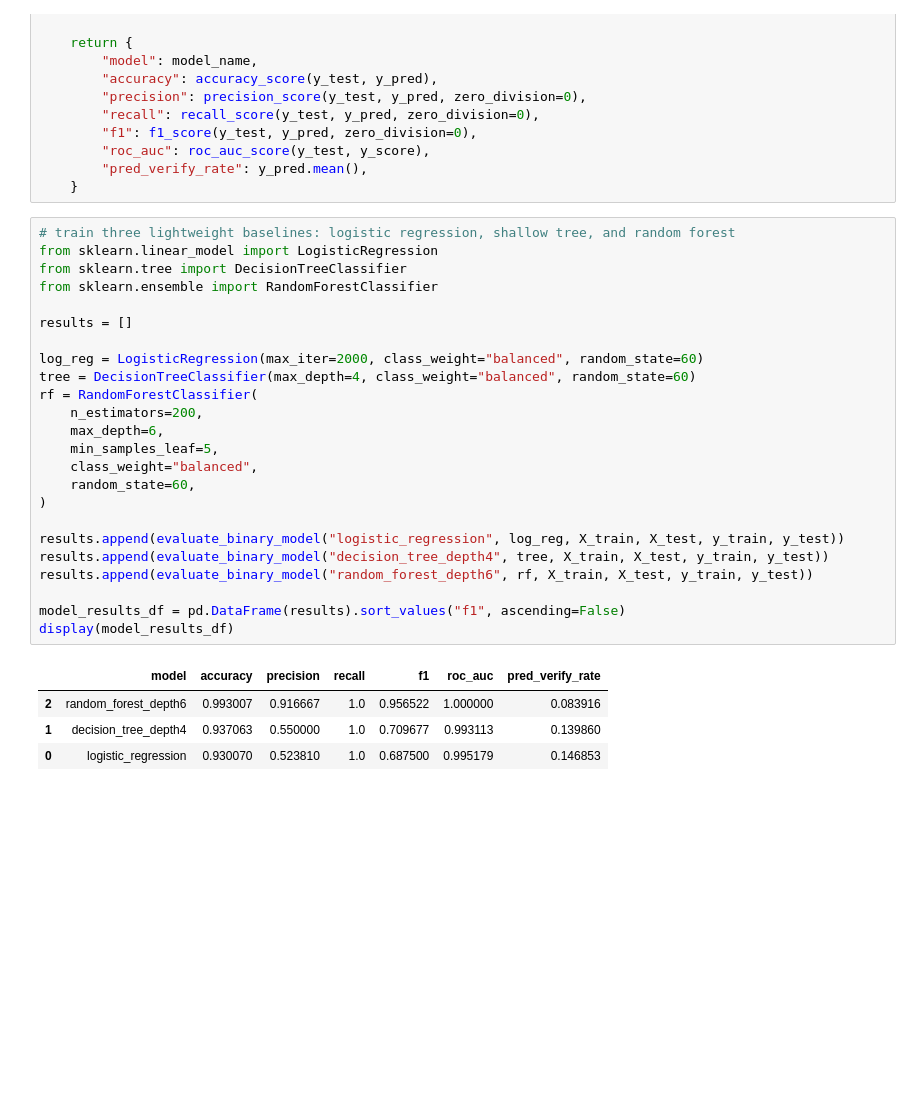
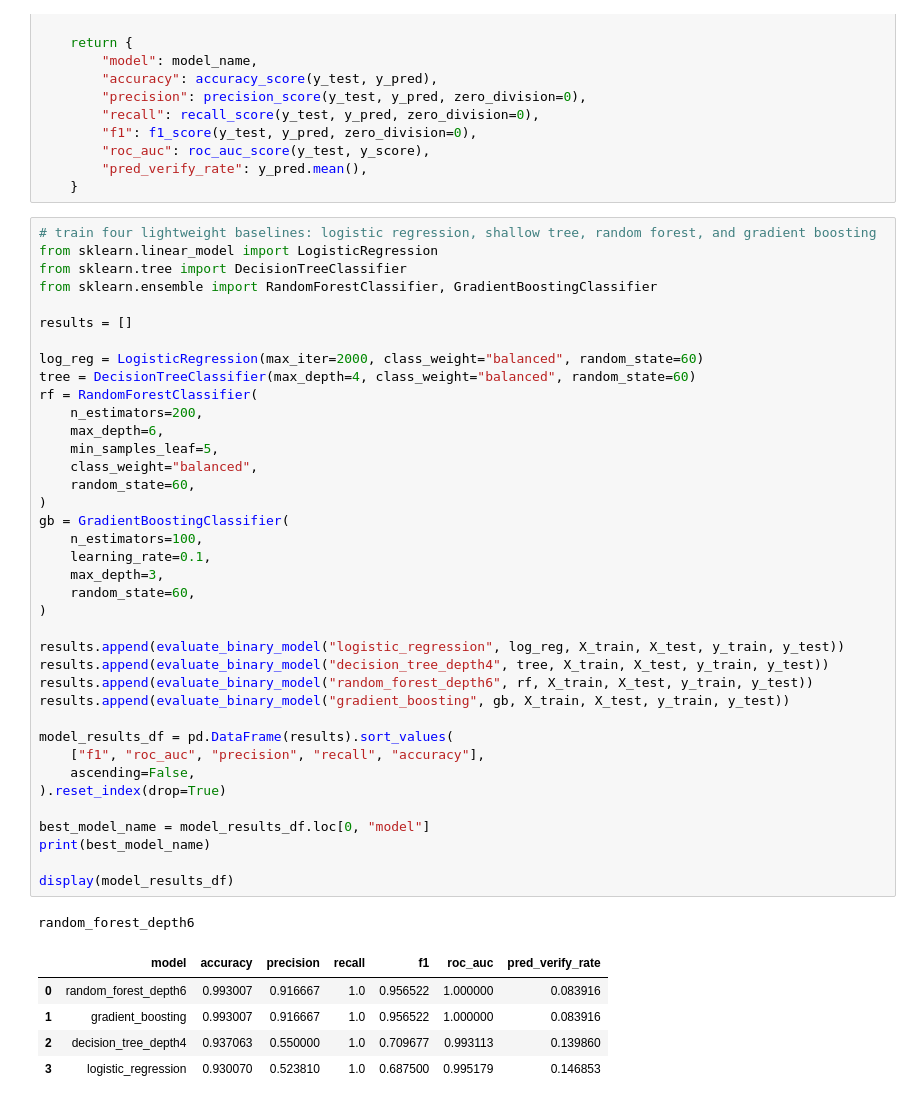
Before and after one commit to codylejang/Gated-Risk-MCP, a Jupyter notebook: notebooks/sroie_light_models.ipynb, the cells around one changed output. Cells and saved outputs as stored; diff of their text form; blank space fills up the shorter version.

```diff
--- a/notebooks/sroie_light_models.ipynb
+++ b/notebooks/sroie_light_models.ipynb
@@ -110,31 +110,47 @@ def evaluate_binary_model(model_name, model, X_train, X_test, y_train, y_test, t
         "pred_verify_rate": y_pred.mean(),
     }
 # %%
-# train three lightweight baselines: logistic regression, shallow tree, and random forest
+# train four lightweight baselines: logistic regression, shallow tree, random forest, and gradient boosting
 from sklearn.linear_model import LogisticRegression
 from sklearn.tree import DecisionTreeClassifier
-from sklearn.ensemble import RandomForestClassifier
+from sklearn.ensemble import RandomForestClassifier, GradientBoostingClassifier
 
 results = []
 
 log_reg = LogisticRegression(max_iter=2000, class_weight="balanced", random_state=60)
 tree = DecisionTreeClassifier(max_depth=4, class_weight="balanced", random_state=60)
 rf = RandomForestClassifier(
     n_estimators=200,
     max_depth=6,
     min_samples_leaf=5,
     class_weight="balanced",
     random_state=60,
 )
+gb = GradientBoostingClassifier(
+    n_estimators=100,
+    learning_rate=0.1,
+    max_depth=3,
+    random_state=60,
+)
 
 results.append(evaluate_binary_model("logistic_regression", log_reg, X_train, X_test, y_train, y_test))
 results.append(evaluate_binary_model("decision_tree_depth4", tree, X_train, X_test, y_train, y_test))
 results.append(evaluate_binary_model("random_forest_depth6", rf, X_train, X_test, y_train, y_test))
+results.append(evaluate_binary_model("gradient_boosting", gb, X_train, X_test, y_train, y_test))
 
-model_results_df = pd.DataFrame(results).sort_values("f1", ascending=False)
+model_results_df = pd.DataFrame(results).sort_values(
+    ["f1", "roc_auc", "precision", "recall", "accuracy"],
+    ascending=False,
+).reset_index(drop=True)
+
+best_model_name = model_results_df.loc[0, "model"]
+print(best_model_name)
+
 display(model_results_df)
 # %% [output]
+random_forest_depth6
 |  | model | accuracy | precision | recall | f1 | roc_auc | pred_verify_rate |
-| 2 | random_forest_depth6 | 0.993007 | 0.916667 | 1.0 | 0.956522 | 1.000000 | 0.083916 |
-| 1 | decision_tree_depth4 | 0.937063 | 0.550000 | 1.0 | 0.709677 | 0.993113 | 0.139860 |
-| 0 | logistic_regression | 0.930070 | 0.523810 | 1.0 | 0.687500 | 0.995179 | 0.146853 |
+| 0 | random_forest_depth6 | 0.993007 | 0.916667 | 1.0 | 0.956522 | 1.000000 | 0.083916 |
+| 1 | gradient_boosting | 0.993007 | 0.916667 | 1.0 | 0.956522 | 1.000000 | 0.083916 |
+| 2 | decision_tree_depth4 | 0.937063 | 0.550000 | 1.0 | 0.709677 | 0.993113 | 0.139860 |
+| 3 | logistic_regression | 0.930070 | 0.523810 | 1.0 | 0.687500 | 0.995179 | 0.146853 |
```
Also changed, not shown: parts of 4 cells of this notebook, 3 other files.
